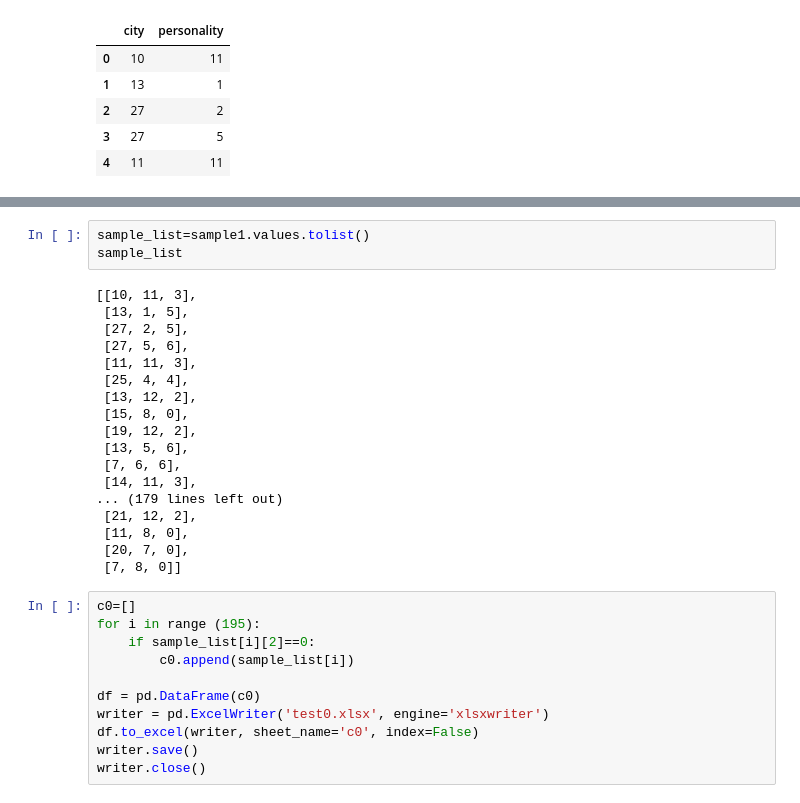
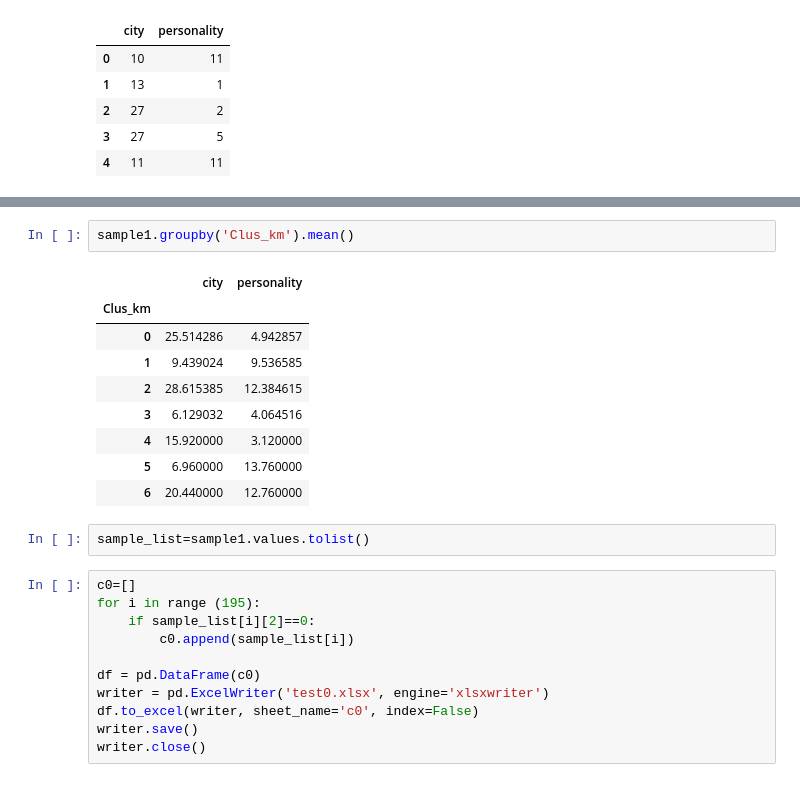
Before and after one commit to Alifarrd/Clustering-Project_BNUT, a Jupyter notebook: Clustering Project_ BNUT.ipynb, the cells around one changed output, grey strips where cells are left out. Drawn from its saved outputs; the diff is of its cells as text.

```diff
--- a/Clustering Project_ BNUT.ipynb
+++ b/Clustering Project_ BNUT.ipynb
@@ -87,24 +88,17 @@ sample1.head(10)
+# %%
+sample1.groupby('Clus_km').mean()
+# %% [output]
+|  | city | personality |
+| Clus_km |  |  |
+| 0 | 25.514286 | 4.942857 |
+| 1 | 9.439024 | 9.536585 |
+| 2 | 28.615385 | 12.384615 |
+| 3 | 6.129032 | 4.064516 |
+| 4 | 15.920000 | 3.120000 |
+| 5 | 6.960000 | 13.760000 |
+| 6 | 20.440000 | 12.760000 |
 # %%
 sample_list=sample1.values.tolist()
-sample_list
-# %% [output]
-[[10, 11, 3],
- [13, 1, 5],
- [27, 2, 5],
- [27, 5, 6],
- [11, 11, 3],
- [25, 4, 4],
- [13, 12, 2],
- [15, 8, 0],
- [19, 12, 2],
- [13, 5, 6],
- [7, 6, 6],
- [14, 11, 3],
-... (179 lines left out)
- [21, 12, 2],
- [11, 8, 0],
- [20, 7, 0],
- [7, 8, 0]]
 # %%
 c0=[]
 for i in range (195):
```
Also changed, not shown: parts of 6 cells of this notebook.
